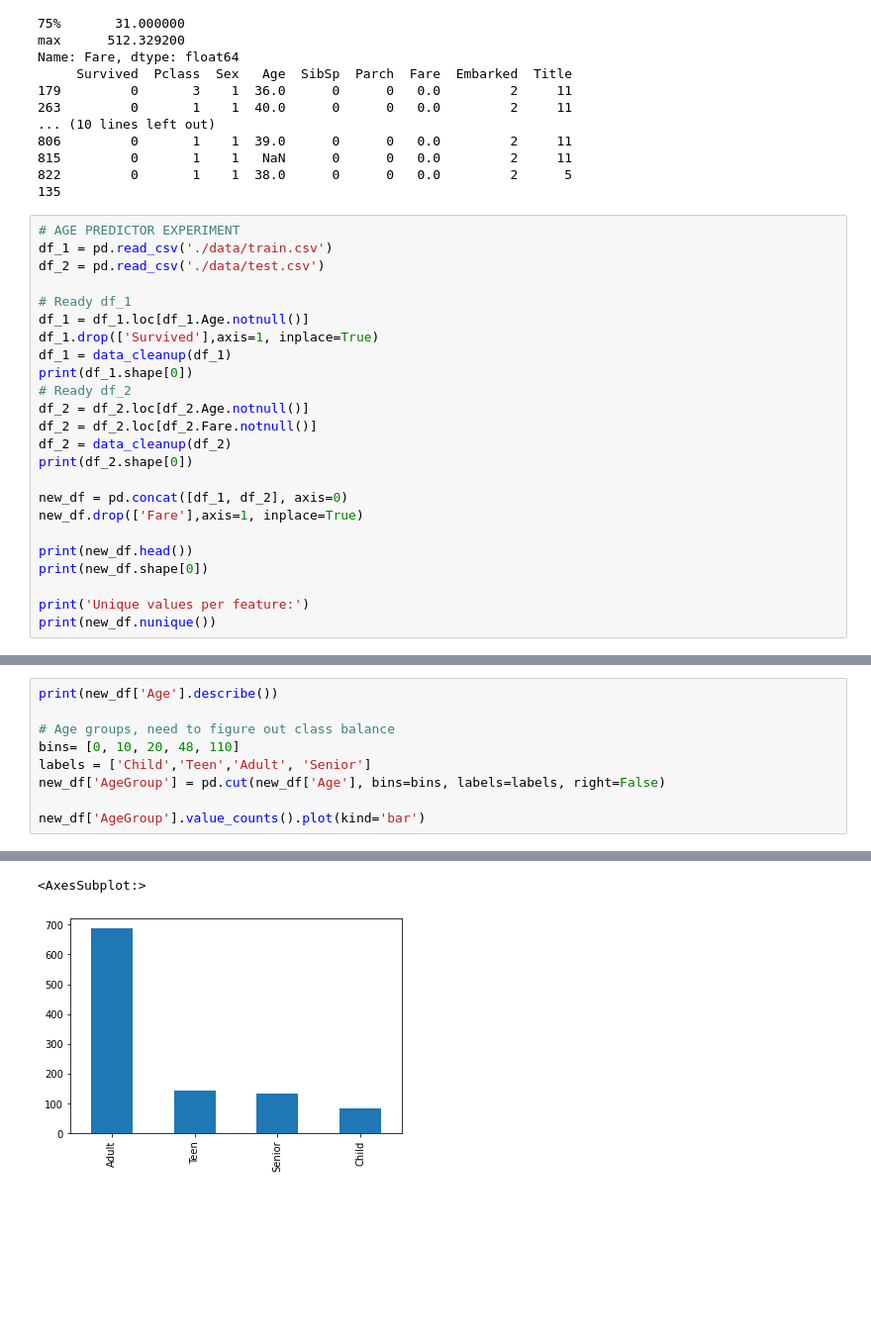
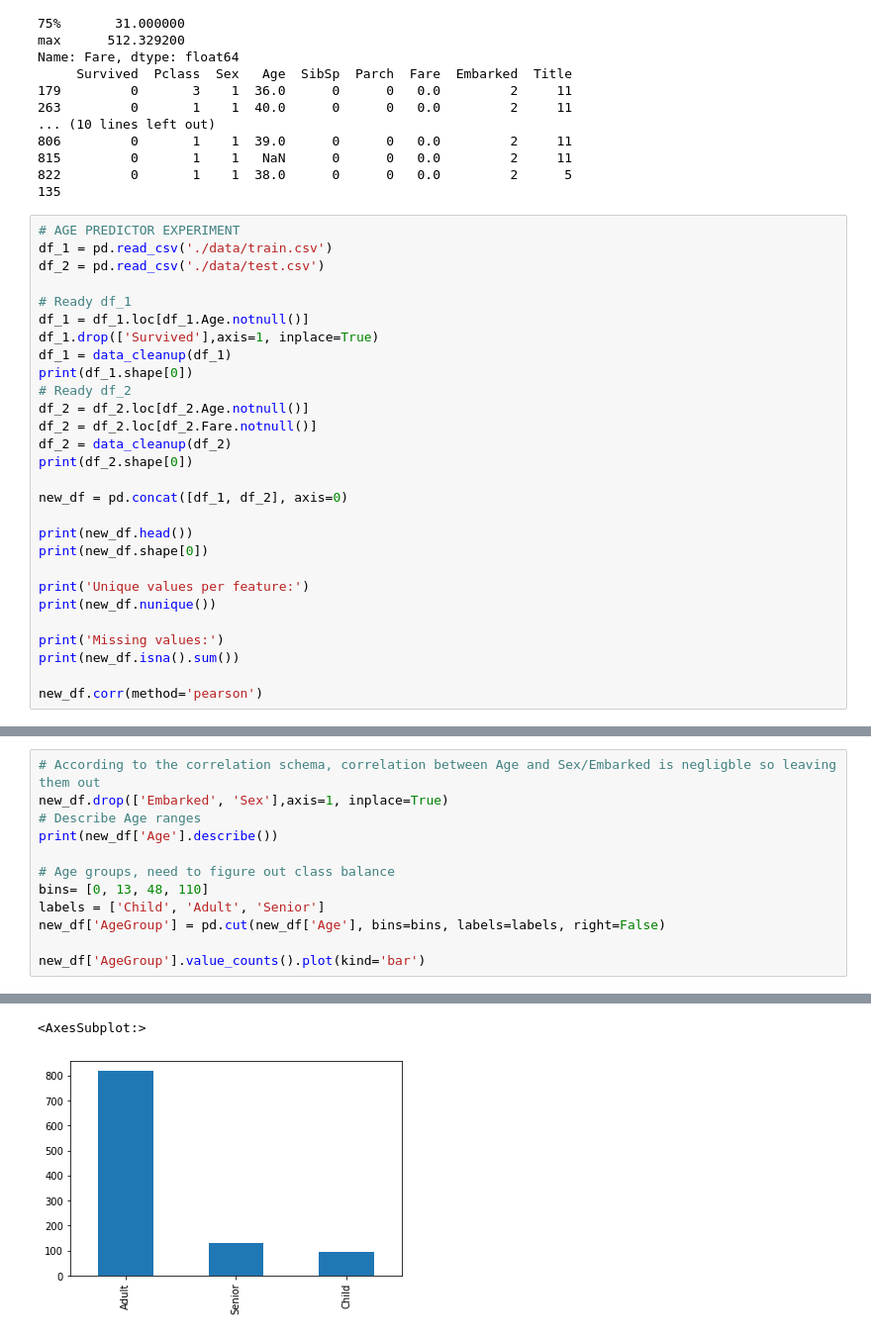
Before and after one commit to sandergs92/dmt-assignment-1, a Jupyter notebook: assignment_2/notebook_2.ipynb, the cells around one changed output, grey strips where cells are left out. Shown at 99% size. Drawn from its saved outputs; the diff is of its cells as text; blank space fills up the shorter version.

Commit message:
Completed Titanic train dataset, no more missing values

```diff
--- a/assignment_2/notebook_2.ipynb
+++ b/assignment_2/notebook_2.ipynb
@@ -193,13 +189,17 @@ df_2 = data_cleanup(df_2)
 print(df_2.shape[0])
 
 new_df = pd.concat([df_1, df_2], axis=0)
-new_df.drop(['Fare'],axis=1, inplace=True)
 
 print(new_df.head())
 print(new_df.shape[0])
 
 print('Unique values per feature:')
 print(new_df.nunique())
+
+print('Missing values:')
+print(new_df.isna().sum())
+
+new_df.corr(method='pearson')
 # %% [output]
 714
 331
@@ -222,24 +230,27 @@ dtype: int64
 # %%
+# According to the correlation schema, correlation between Age and Sex/Embarked is negligble so leaving them out
+new_df.drop(['Embarked', 'Sex'],axis=1, inplace=True)
+# Describe Age ranges
 print(new_df['Age'].describe())
 
 # Age groups, need to figure out class balance
-bins= [0, 10, 20, 48, 110]
-labels = ['Child','Teen','Adult', 'Senior']
+bins= [0, 13, 48, 110]
+labels = ['Child', 'Adult', 'Senior']
 new_df['AgeGroup'] = pd.cut(new_df['Age'], bins=bins, labels=labels, right=False)
 
 new_df['AgeGroup'].value_counts().plot(kind='bar')
 # %% [output]
 count    1045.000000
 mean       29.851837
 std        14.389194
 min         0.170000
 25%        21.000000
 50%        28.000000
 75%        39.000000
 max        80.000000
 Name: Age, dtype: float64
 <AxesSubplot:>
-[figure, old version]
+[figure, new version]
 # %%
 new_df.head()
 # %% [output]
```
Also changed, not shown: parts of 9 cells of this notebook.
